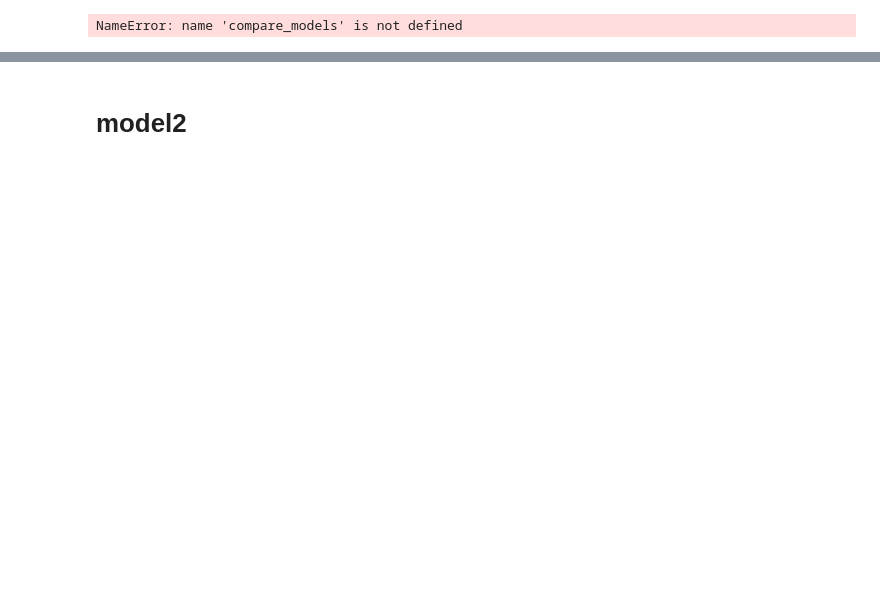
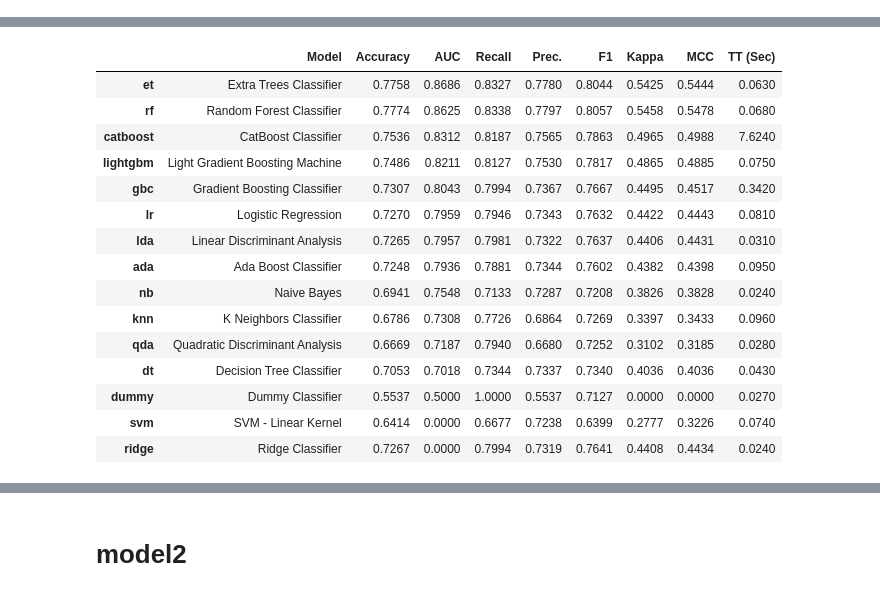
Before and after one commit to KimJinSungDataScientist/psychological_propensity_prediction_AI_competition_qualifier, a Jupyter notebook: main copy.ipynb, the cells around one changed output, grey strips where cells are left out. Drawn from its saved outputs; the diff is of its cells as text; code cells hidden in the pictures; blank space fills up the shorter version.

```diff
--- a/main copy.ipynb
+++ b/main copy.ipynb
@@ -132,4 +157,3 @@ Error:
 # %%
-best_3 = compare_models(sort = 'AUC', n_select = 2)
+best_3 = compare_models(sort = 'AUC', n_select = 3)
 # %% [output]
-NameError: name 'compare_models' is not defined
@@ -136,2 +161,18 @@ NameError: name 'compare_models' is not defined
+|  | Model | Accuracy | AUC | Recall | Prec. | F1 | Kappa | MCC | TT (Sec) |
+| et | Extra Trees Classifier | 0.7758 | 0.8686 | 0.8327 | 0.7780 | 0.8044 | 0.5425 | 0.5444 | 0.0630 |
+| rf | Random Forest Classifier | 0.7774 | 0.8625 | 0.8338 | 0.7797 | 0.8057 | 0.5458 | 0.5478 | 0.0680 |
+| catboost | CatBoost Classifier | 0.7536 | 0.8312 | 0.8187 | 0.7565 | 0.7863 | 0.4965 | 0.4988 | 7.6240 |
+| lightgbm | Light Gradient Boosting Machine | 0.7486 | 0.8211 | 0.8127 | 0.7530 | 0.7817 | 0.4865 | 0.4885 | 0.0750 |
+| gbc | Gradient Boosting Classifier | 0.7307 | 0.8043 | 0.7994 | 0.7367 | 0.7667 | 0.4495 | 0.4517 | 0.3420 |
+| lr | Logistic Regression | 0.7270 | 0.7959 | 0.7946 | 0.7343 | 0.7632 | 0.4422 | 0.4443 | 0.0810 |
+| lda | Linear Discriminant Analysis | 0.7265 | 0.7957 | 0.7981 | 0.7322 | 0.7637 | 0.4406 | 0.4431 | 0.0310 |
+| ada | Ada Boost Classifier | 0.7248 | 0.7936 | 0.7881 | 0.7344 | 0.7602 | 0.4382 | 0.4398 | 0.0950 |
+| nb | Naive Bayes | 0.6941 | 0.7548 | 0.7133 | 0.7287 | 0.7208 | 0.3826 | 0.3828 | 0.0240 |
+| knn | K Neighbors Classifier | 0.6786 | 0.7308 | 0.7726 | 0.6864 | 0.7269 | 0.3397 | 0.3433 | 0.0960 |
+| qda | Quadratic Discriminant Analysis | 0.6669 | 0.7187 | 0.7940 | 0.6680 | 0.7252 | 0.3102 | 0.3185 | 0.0280 |
+| dt | Decision Tree Classifier | 0.7053 | 0.7018 | 0.7344 | 0.7337 | 0.7340 | 0.4036 | 0.4036 | 0.0430 |
+| dummy | Dummy Classifier | 0.5537 | 0.5000 | 1.0000 | 0.5537 | 0.7127 | 0.0000 | 0.0000 | 0.0270 |
+| svm | SVM - Linear Kernel | 0.6414 | 0.0000 | 0.6677 | 0.7238 | 0.6399 | 0.2777 | 0.3226 | 0.0740 |
+| ridge | Ridge Classifier | 0.7267 | 0.0000 | 0.7994 | 0.7319 | 0.7641 | 0.4408 | 0.4434 | 0.0240 |
 # %%
 blended = blend_models(estimator_list = best_3, fold = 5, method = 'soft')
```
Also changed, not shown: parts of 13 cells of this notebook, 9 other files.
